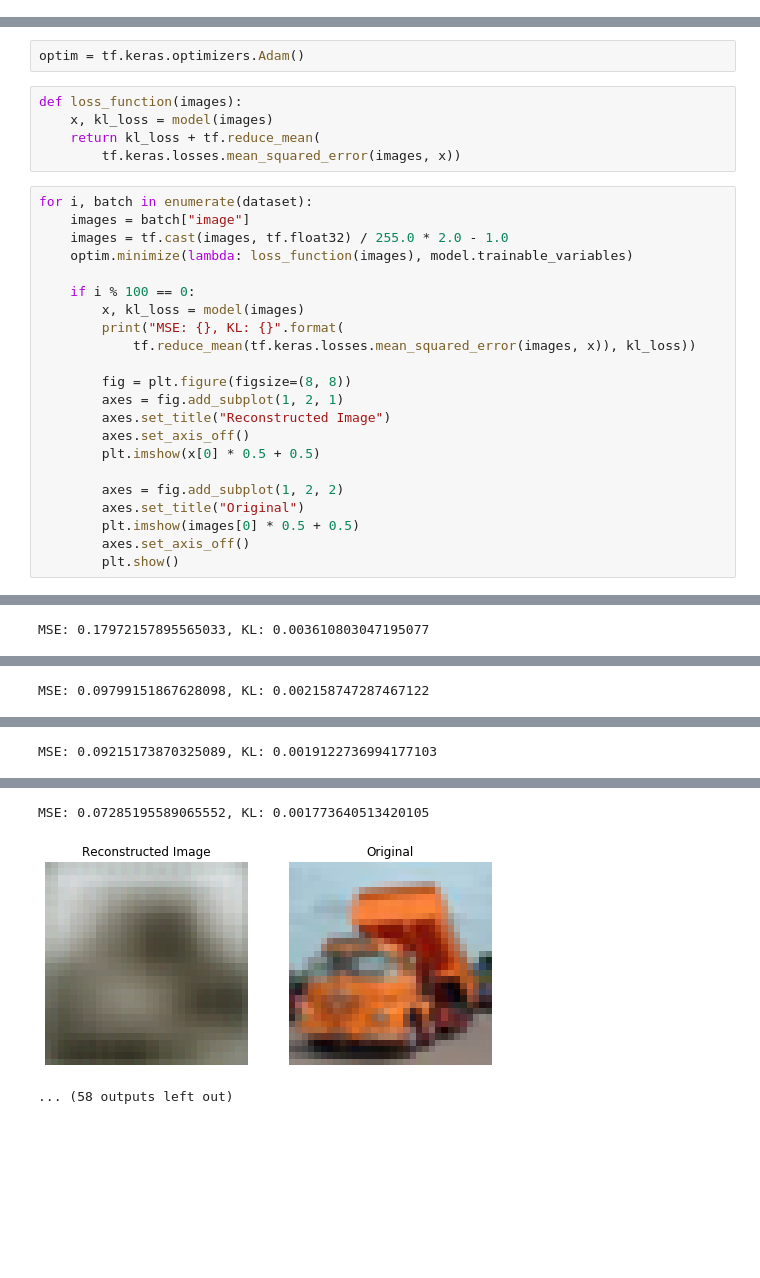
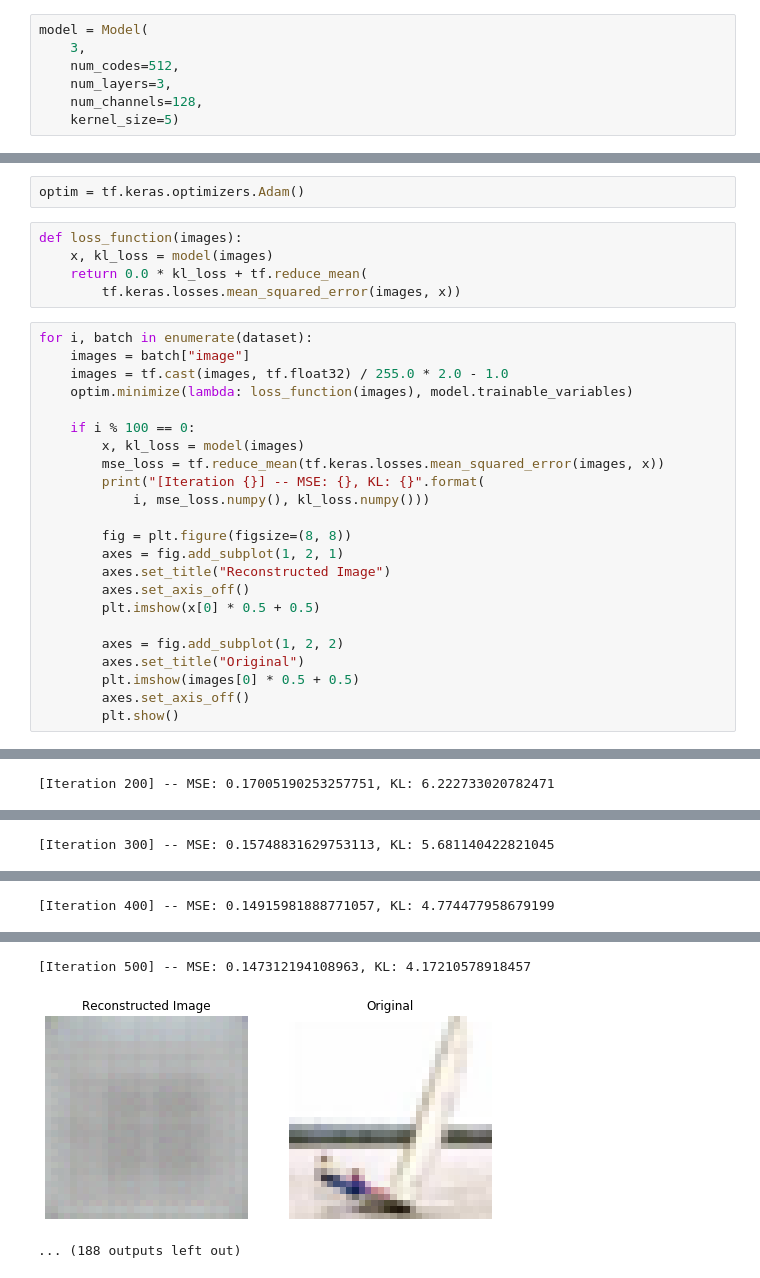
Before and after one commit to brandontrabucco/probabilistic_vq, a Jupyter notebook: model.ipynb, the cells around one changed output, grey strips where cells are left out. Drawn from its saved outputs; the diff is of its cells as text; blank space fills up the shorter version.

```diff
--- a/model.ipynb
+++ b/model.ipynb
@@ -62,3 +89,10 @@ model = Model()
+# %%
+model = Model(
+    3,
+    num_codes=512,
+    num_layers=3,
+    num_channels=128,
+    kernel_size=5)
 # %%
 dataset = tfds.load(name="cifar10", split="train")
 dataset = dataset.repeat(100).shuffle(1024).batch(32).prefetch(tf.data.experimental.AUTOTUNE)
@@ -67,7 +101,7 @@ optim = tf.keras.optimizers.Adam()
 # %%
 def loss_function(images):
     x, kl_loss = model(images)
-    return kl_loss + tf.reduce_mean(
+    return 0.0 * kl_loss + tf.reduce_mean(
         tf.keras.losses.mean_squared_error(images, x))
 # %%
 for i, batch in enumerate(dataset):
@@ -77,8 +111,9 @@ for i, batch in enumerate(dataset):
 
     if i % 100 == 0:
         x, kl_loss = model(images)
-        print("MSE: {}, KL: {}".format(
-            tf.reduce_mean(tf.keras.losses.mean_squared_error(images, x)), kl_loss))
+        mse_loss = tf.reduce_mean(tf.keras.losses.mean_squared_error(images, x))
+        print("[Iteration {}] -- MSE: {}, KL: {}".format(
+            i, mse_loss.numpy(), kl_loss.numpy()))
 
         fig = plt.figure(figsize=(8, 8))
         axes = fig.add_subplot(1, 2, 1)
@@ -99 +134 @@ MSE: 0.2780734896659851, KL: 0.007230981253087521
-MSE: 0.17972157895565033, KL: 0.003610803047195077
+[Iteration 200] -- MSE: 0.17005190253257751, KL: 6.222733020782471
@@ -101 +136 @@ MSE: 0.17972157895565033, KL: 0.003610803047195077
-MSE: 0.09799151867628098, KL: 0.002158747287467122
+[Iteration 300] -- MSE: 0.15748831629753113, KL: 5.681140422821045
@@ -103 +138 @@ MSE: 0.09799151867628098, KL: 0.002158747287467122
-MSE: 0.09215173870325089, KL: 0.0019122736994177103
+[Iteration 400] -- MSE: 0.14915981888771057, KL: 4.774477958679199
@@ -105,3 +140,3 @@ MSE: 0.09215173870325089, KL: 0.0019122736994177103
-MSE: 0.07285195589065552, KL: 0.001773640513420105
+[Iteration 500] -- MSE: 0.147312194108963, KL: 4.17210578918457
-[figure, old version]
+[figure, new version]
-... (58 outputs left out)
+... (188 outputs left out)
```
Also changed, not shown: parts of 4 cells of this notebook, 2 other files.
